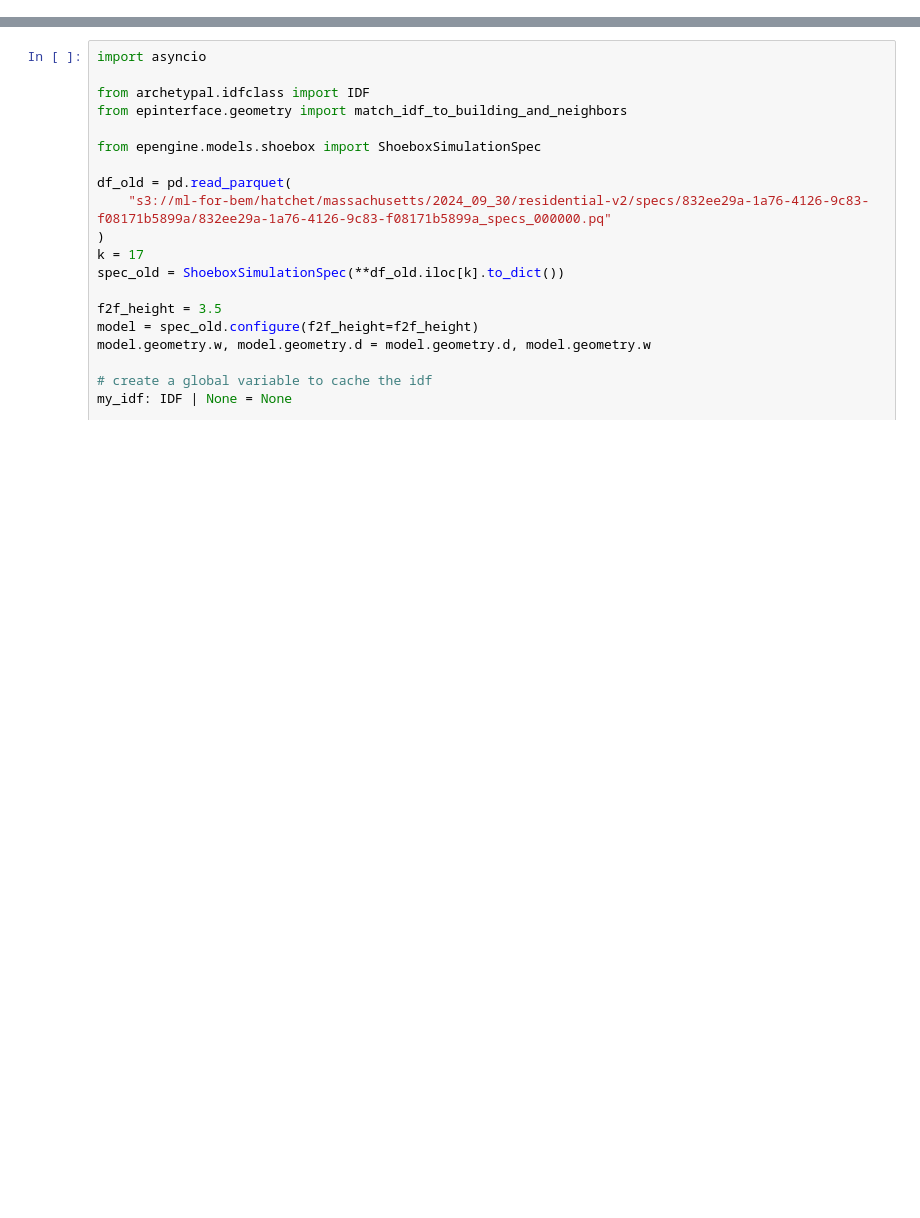
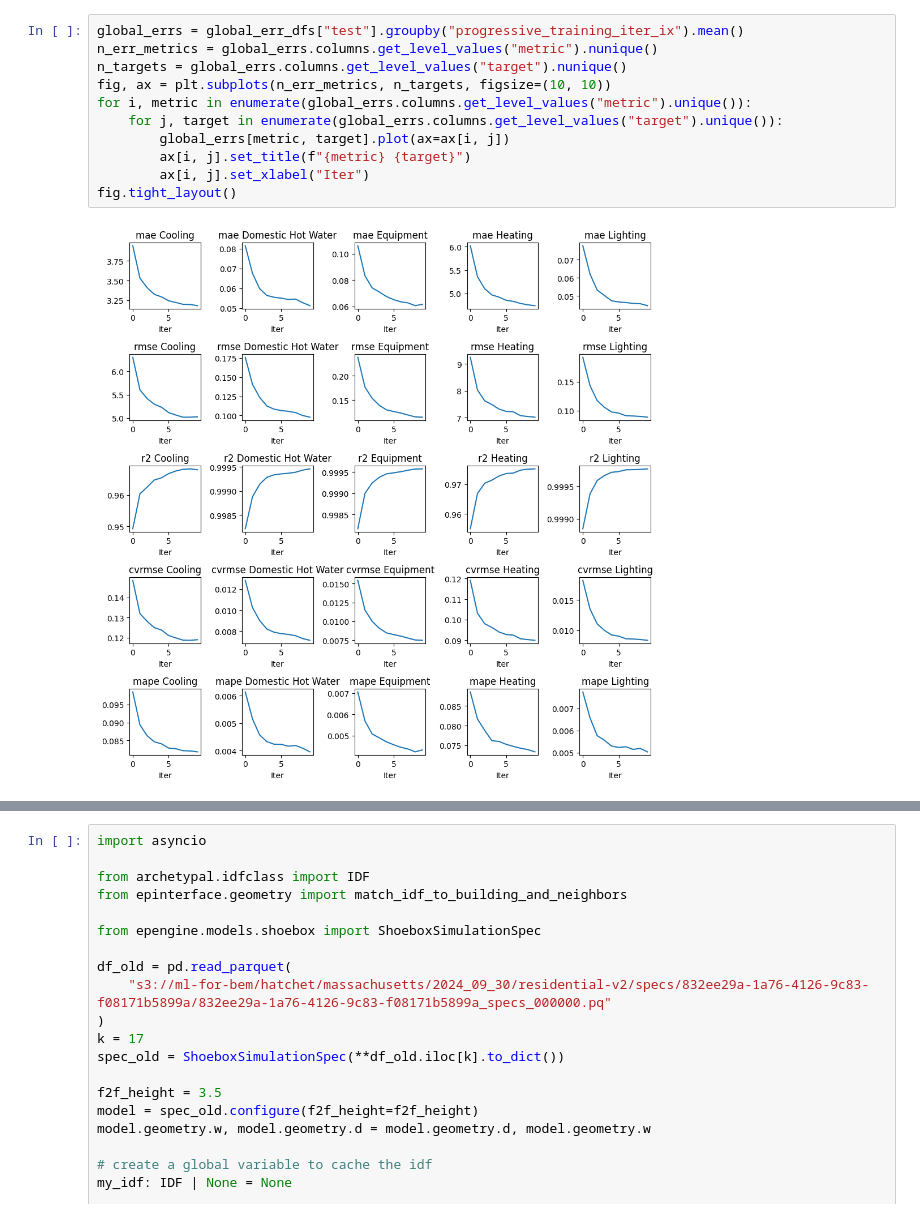
Before and after one commit to szvsw/epengine, a Jupyter notebook: notebooks/learning_curves.ipynb, the cells around one changed output, grey strips where cells are left out. Cells and saved outputs as stored; diff of their text form; blank space fills up the shorter version.

```diff
--- a/notebooks/learning_curves.ipynb
+++ b/notebooks/learning_curves.ipynb
@@ -420,0 +60,13 @@ See the caveats in the documentation: https://pandas.pydata.org/pandas-docs/stab
+# %%
+global_errs = global_err_dfs["test"].groupby("progressive_training_iter_ix").mean()
+n_err_metrics = global_errs.columns.get_level_values("metric").nunique()
+n_targets = global_errs.columns.get_level_values("target").nunique()
+fig, ax = plt.subplots(n_err_metrics, n_targets, figsize=(10, 10))
+for i, metric in enumerate(global_errs.columns.get_level_values("metric").unique()):
+    for j, target in enumerate(global_errs.columns.get_level_values("target").unique()):
+        global_errs[metric, target].plot(ax=ax[i, j])
+        ax[i, j].set_title(f"{metric} {target}")
+        ax[i, j].set_xlabel("Iter")
+fig.tight_layout()
+# %% [output]
+[figure, added]
```
Also changed, not shown: parts of 39 cells of this notebook, 14 other files.
